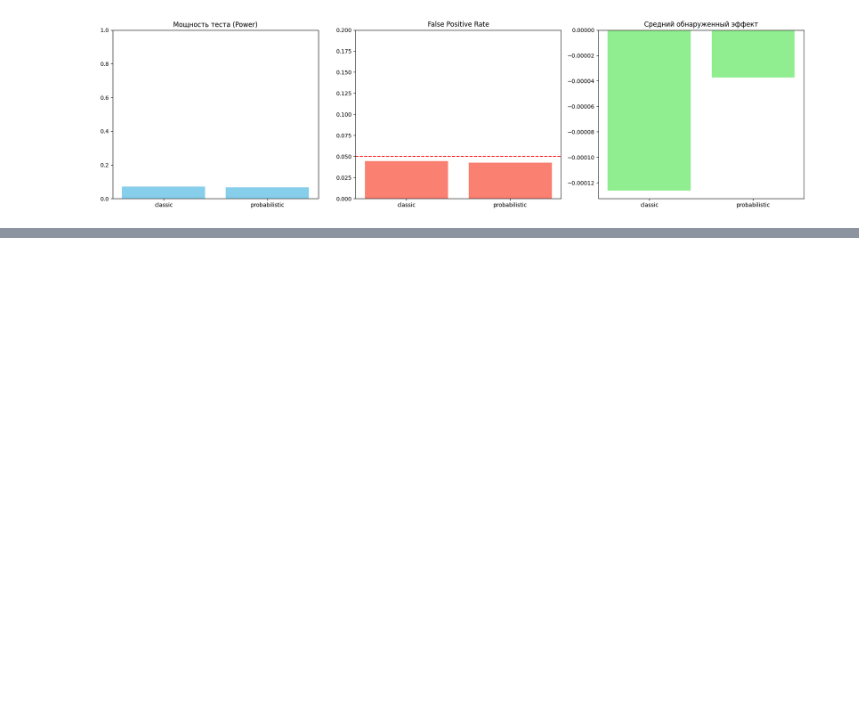
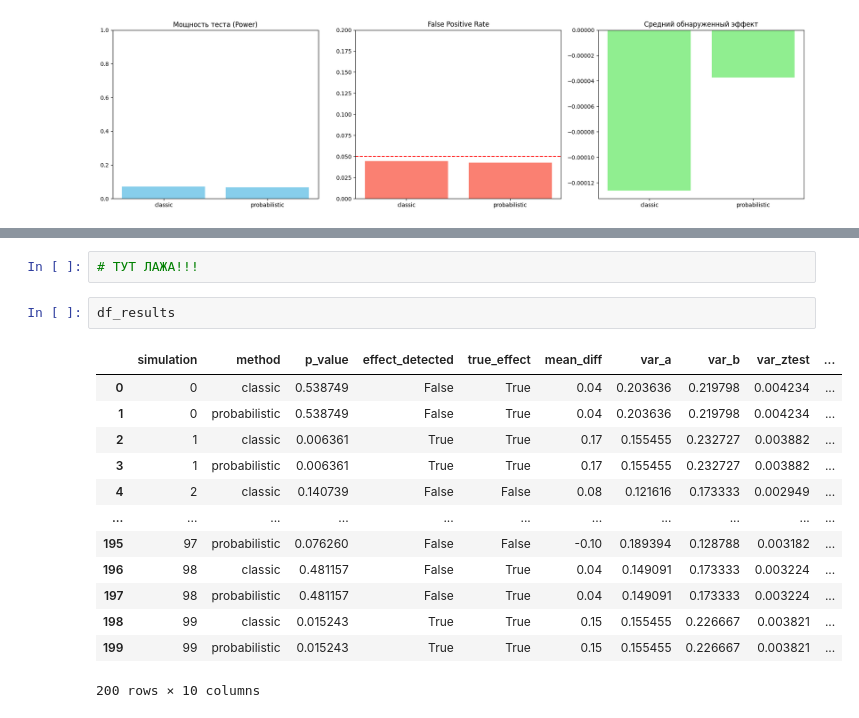
Before and after one commit to ErmakovSemen/diploma, a Jupyter notebook: diploma.ipynb, the cells around one changed output, grey strips where cells are left out. Cells and saved outputs as stored; diff of their text form; blank space fills up the shorter version.

```diff
--- a/diploma.ipynb
+++ b/diploma.ipynb
@@ -376,0 +420,18 @@ PROBABILISTIC   Power: 0.067 | FPR: 0.043 | Effect: -0.000
+# %%
+# ТУТ ЛАЖА!!!
+# %%
+df_results
+# %% [output]
+|  | simulation | method | p_value | effect_detected | true_effect | mean_diff | var_a | var_b | var_ztest | ... |
+| 0 | 0 | classic | 0.538749 | False | True | 0.04 | 0.203636 | 0.219798 | 0.004234 | ... |
+| 1 | 0 | probabilistic | 0.538749 | False | True | 0.04 | 0.203636 | 0.219798 | 0.004234 | ... |
+| 2 | 1 | classic | 0.006361 | True | True | 0.17 | 0.155455 | 0.232727 | 0.003882 | ... |
+| 3 | 1 | probabilistic | 0.006361 | True | True | 0.17 | 0.155455 | 0.232727 | 0.003882 | ... |
+| 4 | 2 | classic | 0.140739 | False | False | 0.08 | 0.121616 | 0.173333 | 0.002949 | ... |
+| ... | ... | ... | ... | ... | ... | ... | ... | ... | ... | ... |
+| 195 | 97 | probabilistic | 0.076260 | False | False | -0.10 | 0.189394 | 0.128788 | 0.003182 | ... |
+| 196 | 98 | classic | 0.481157 | False | True | 0.04 | 0.149091 | 0.173333 | 0.003224 | ... |
+| 197 | 98 | probabilistic | 0.481157 | False | True | 0.04 | 0.149091 | 0.173333 | 0.003224 | ... |
+| 198 | 99 | classic | 0.015243 | True | True | 0.15 | 0.155455 | 0.226667 | 0.003821 | ... |
+| 199 | 99 | probabilistic | 0.015243 | True | True | 0.15 | 0.155455 | 0.226667 | 0.003821 | ... |
+200 rows × 10 columns
```
Also changed, not shown: parts of 8 cells of this notebook.
